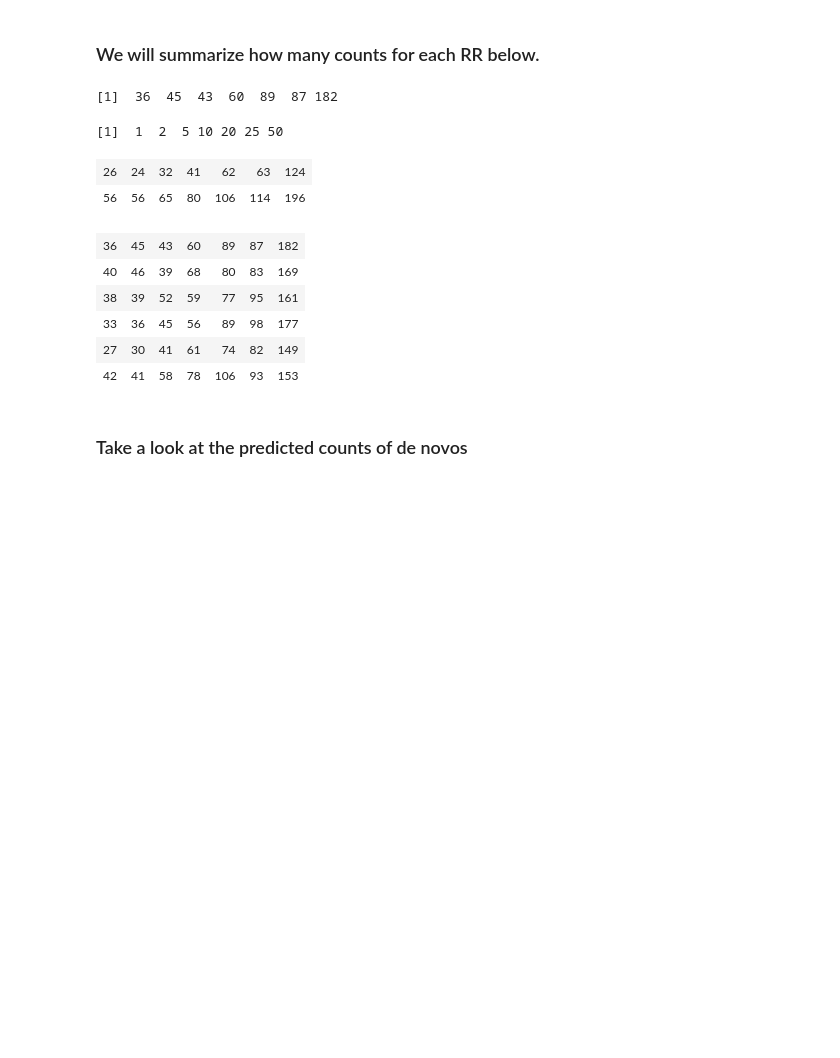
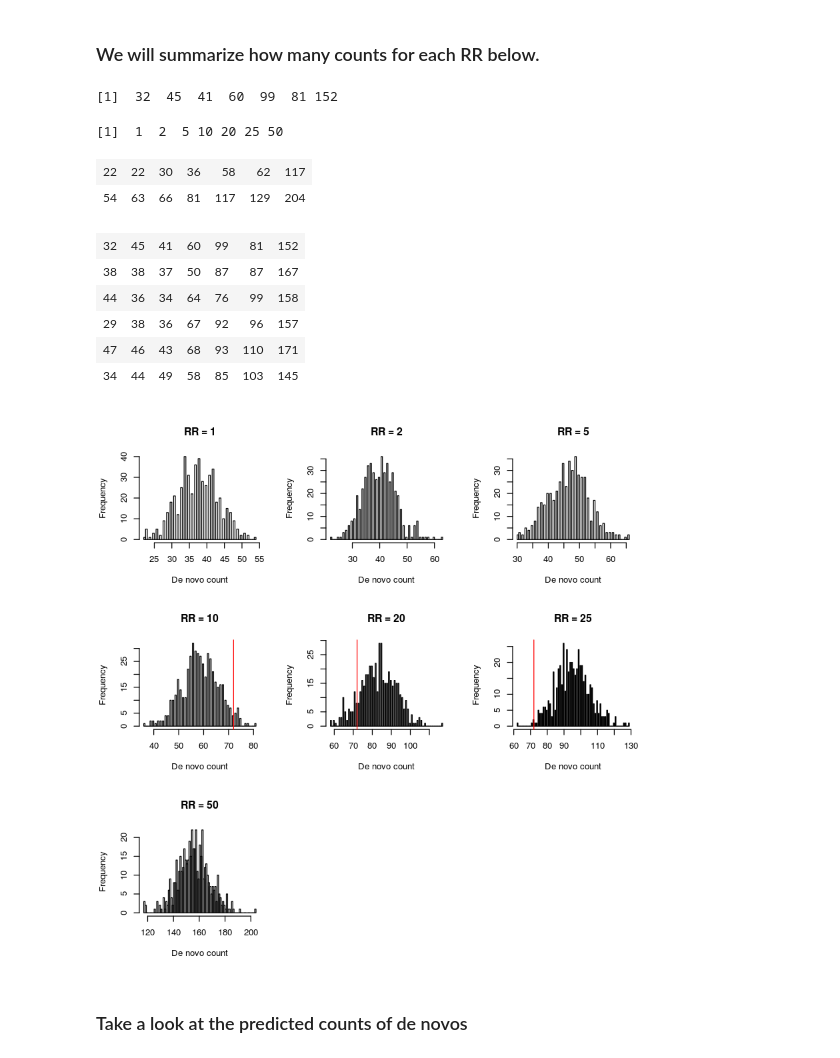
Before and after one commit to hoangtn/extTADA, a Jupyter notebook: test_count_genes_using_only_poisson_test.ipynb, the cells around one changed output. Saved outputs shown, nothing was run; the diff lists cells and outputs as text; code cells hidden in the pictures; blank space fills up the shorter version.

```diff
--- a/test_count_genes_using_only_poisson_test.ipynb
+++ b/test_count_genes_using_only_poisson_test.ipynb
@@ -78,7 +82,7 @@ nGene <- length(mutLoF0)
 ##Choose nRiskGene = 1000 genes, using index
 indexRiskGene <- sample(1:nGene, 1000)
 
-Ntimes <- 100 ##Do this work Ntimes
+Ntimes <- 500 ##Do this work Ntimes
 geneCountforPower2 <- NULL
 geneCountforPowerList2 <- list()
 geneCountList <- list()
@@ -217,22 +221,29 @@ countSum <- lapply(geneCountList, function(x) apply(x, 2, sum))
 countSum[[1]]
 rrList
 # %% [output]
-[1]  36  45  43  60  89  87 182
+[1]  32  45  41  60  99  81 152
 [1]  1  2  5 10 20 25 50
 # %%
 t.countSum <- do.call(rbind, countSum) ##See all simulated counts
 apply(t.countSum, 2, range) ##See a range of all these values
 
 head(t.countSum)
+
+par(mfrow = c(3, 3))
+for (ii in 1:length(rrList)){
+    hist(t.countSum[, ii], 100, xlab = 'De novo count', main = paste("RR = ", rrList[ii], sep = ""))
+    abline(v = floor(sum(data$dn.LoF)*550/2331), col = 'red' )
+}
 # %% [output]
-| 26 | 24 | 32 | 41 | 62 | 63 | 124 |
-| 56 | 56 | 65 | 80 | 106 | 114 | 196 |
+| 22 | 22 | 30 | 36 | 58 | 62 | 117 |
+| 54 | 63 | 66 | 81 | 117 | 129 | 204 |
-| 36 | 45 | 43 | 60 | 89 | 87 | 182 |
-| 40 | 46 | 39 | 68 | 80 | 83 | 169 |
-| 38 | 39 | 52 | 59 | 77 | 95 | 161 |
-| 33 | 36 | 45 | 56 | 89 | 98 | 177 |
-| 27 | 30 | 41 | 61 | 74 | 82 | 149 |
-| 42 | 41 | 58 | 78 | 106 | 93 | 153 |
+| 32 | 45 | 41 | 60 | 99 | 81 | 152 |
+| 38 | 38 | 37 | 50 | 87 | 87 | 167 |
+| 44 | 36 | 34 | 64 | 76 | 99 | 158 |
+| 29 | 38 | 36 | 67 | 92 | 96 | 157 |
+| 47 | 46 | 43 | 68 | 93 | 110 | 171 |
+| 34 | 44 | 49 | 58 | 85 | 103 | 145 |
+[figure, added]
 # %% [markdown]
 ### Take a look at the predicted counts of de novos
 # %%
```
Also changed, not shown: parts of 18 cells of this notebook.
